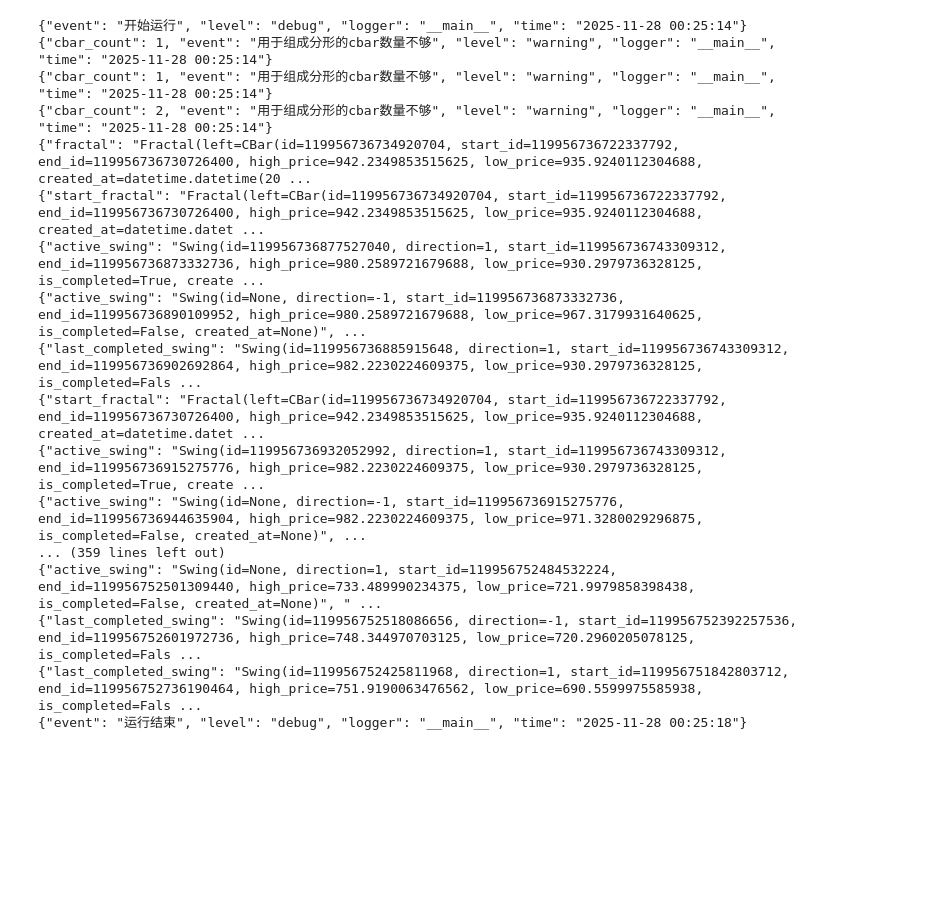
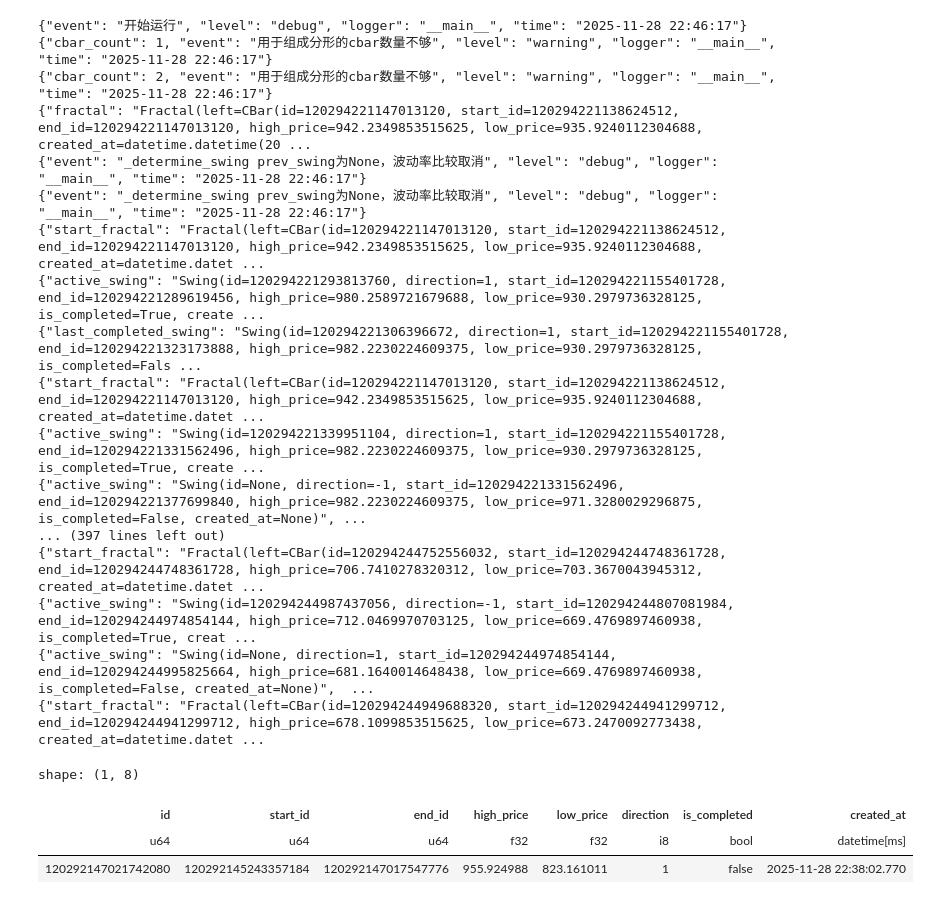
Before and after one commit to ligl/pulao, a Jupyter notebook: examples/plot_trend.ipynb, the cells around one changed output. Drawn from its saved outputs; the diff is of its cells as text; code cells hidden in the pictures; blank space fills up the shorter version.

```diff
--- a/examples/plot_trend.ipynb
+++ b/examples/plot_trend.ipynb
@@ -24,7 +24,7 @@ open("./logs/pulao.log", "w").close() # 每次运行前清空日志
 logger.debug("开始运行")
 
 df = pl.read_csv("../dataset/I8888.XDCE_60m.csv", try_parse_dates=True)
-df = df.head(100*3)  # test
+df = df.slice(0)  # test
 
 sbar_list = []
 columns = df.columns
@@ -198,23 +198,30 @@ fig.show()
 
 # endregion
 # %% [output]
-{"event": "开始运行", "level": "debug", "logger": "__main__", "time": "2025-11-28 00:25:14"}
-{"cbar_count": 1, "event": "用于组成分形的cbar数量不够", "level": "warning", "logger": "__main__", "time": "2025-11-28 00:25:14"}
-{"cbar_count": 1, "event": "用于组成分形的cbar数量不够", "level": "warning", "logger": "__main__", "time": "2025-11-28 00:25:14"}
-{"cbar_count": 2, "event": "用于组成分形的cbar数量不够", "level": "warning", "logger": "__main__", "time": "2025-11-28 00:25:14"}
-{"fractal": "Fractal(left=CBar(id=119956736734920704, start_id=119956736722337792, end_id=119956736730726400, high_price=942.2349853515625, low_price=935.9240112304688, created_at=datetime.datetime(20 ...
-{"start_fractal": "Fractal(left=CBar(id=119956736734920704, start_id=119956736722337792, end_id=119956736730726400, high_price=942.2349853515625, low_price=935.9240112304688, created_at=datetime.datet ...
-{"active_swing": "Swing(id=119956736877527040, direction=1, start_id=119956736743309312, end_id=119956736873332736, high_price=980.2589721679688, low_price=930.2979736328125, is_completed=True, create ...
-{"active_swing": "Swing(id=None, direction=-1, start_id=119956736873332736, end_id=119956736890109952, high_price=980.2589721679688, low_price=967.3179931640625, is_completed=False, created_at=None)", ...
-{"last_completed_swing": "Swing(id=119956736885915648, direction=1, start_id=119956736743309312, end_id=119956736902692864, high_price=982.2230224609375, low_price=930.2979736328125, is_completed=Fals ...
-{"start_fractal": "Fractal(left=CBar(id=119956736734920704, start_id=119956736722337792, end_id=119956736730726400, high_price=942.2349853515625, low_price=935.9240112304688, created_at=datetime.datet ...
-{"active_swing": "Swing(id=119956736932052992, direction=1, start_id=119956736743309312, end_id=119956736915275776, high_price=982.2230224609375, low_price=930.2979736328125, is_completed=True, create ...
-{"active_swing": "Swing(id=None, direction=-1, start_id=119956736915275776, end_id=119956736944635904, high_price=982.2230224609375, low_price=971.3280029296875, is_completed=False, created_at=None)", ...
-... (359 lines left out)
-{"active_swing": "Swing(id=None, direction=1, start_id=119956752484532224, end_id=119956752501309440, high_price=733.489990234375, low_price=721.9979858398438, is_completed=False, created_at=None)", " ...
-{"last_completed_swing": "Swing(id=119956752518086656, direction=-1, start_id=119956752392257536, end_id=119956752601972736, high_price=748.344970703125, low_price=720.2960205078125, is_completed=Fals ...
-{"last_completed_swing": "Swing(id=119956752425811968, direction=1, start_id=119956751842803712, end_id=119956752736190464, high_price=751.9190063476562, low_price=690.5599975585938, is_completed=Fals ...
-{"event": "运行结束", "level": "debug", "logger": "__main__", "time": "2025-11-28 00:25:18"}
+{"event": "开始运行", "level": "debug", "logger": "__main__", "time": "2025-11-28 22:46:17"}
+{"cbar_count": 1, "event": "用于组成分形的cbar数量不够", "level": "warning", "logger": "__main__", "time": "2025-11-28 22:46:17"}
+{"cbar_count": 2, "event": "用于组成分形的cbar数量不够", "level": "warning", "logger": "__main__", "time": "2025-11-28 22:46:17"}
+{"fractal": "Fractal(left=CBar(id=120294221147013120, start_id=120294221138624512, end_id=120294221147013120, high_price=942.2349853515625, low_price=935.9240112304688, created_at=datetime.datetime(20 ...
+{"event": "_determine_swing prev_swing为None，波动率比较取消", "level": "debug", "logger": "__main__", "time": "2025-11-28 22:46:17"}
+{"event": "_determine_swing prev_swing为None，波动率比较取消", "level": "debug", "logger": "__main__", "time": "2025-11-28 22:46:17"}
+{"start_fractal": "Fractal(left=CBar(id=120294221147013120, start_id=120294221138624512, end_id=120294221147013120, high_price=942.2349853515625, low_price=935.9240112304688, created_at=datetime.datet ...
+{"active_swing": "Swing(id=120294221293813760, direction=1, start_id=120294221155401728, end_id=120294221289619456, high_price=980.2589721679688, low_price=930.2979736328125, is_completed=True, create ...
+{"last_completed_swing": "Swing(id=120294221306396672, direction=1, start_id=120294221155401728, end_id=120294221323173888, high_price=982.2230224609375, low_price=930.2979736328125, is_completed=Fals ...
+{"start_fractal": "Fractal(left=CBar(id=120294221147013120, start_id=120294221138624512, end_id=120294221147013120, high_price=942.2349853515625, low_price=935.9240112304688, created_at=datetime.datet ...
+{"active_swing": "Swing(id=120294221339951104, direction=1, start_id=120294221155401728, end_id=120294221331562496, high_price=982.2230224609375, low_price=930.2979736328125, is_completed=True, create ...
+{"active_swing": "Swing(id=None, direction=-1, start_id=120294221331562496, end_id=120294221377699840, high_price=982.2230224609375, low_price=971.3280029296875, is_completed=False, created_at=None)", ...
+... (397 lines left out)
+{"start_fractal": "Fractal(left=CBar(id=120294244752556032, start_id=120294244748361728, end_id=120294244748361728, high_price=706.7410278320312, low_price=703.3670043945312, created_at=datetime.datet ...
+{"active_swing": "Swing(id=120294244987437056, direction=-1, start_id=120294244807081984, end_id=120294244974854144, high_price=712.0469970703125, low_price=669.4769897460938, is_completed=True, creat ...
+{"active_swing": "Swing(id=None, direction=1, start_id=120294244974854144, end_id=120294244995825664, high_price=681.1640014648438, low_price=669.4769897460938, is_completed=False, created_at=None)",  ...
+{"start_fractal": "Fractal(left=CBar(id=120294244949688320, start_id=120294244941299712, end_id=120294244941299712, high_price=678.1099853515625, low_price=673.2470092773438, created_at=datetime.datet ...
+# %%
+swing_manager.df_swing
+# %% [output]
+shape: (1, 8)
+| id | start_id | end_id | high_price | low_price | direction | is_completed | created_at |
+| u64 | u64 | u64 | f32 | f32 | i8 | bool | datetime[ms] |
+| 120292147021742080 | 120292145243357184 | 120292147017547776 | 955.924988 | 823.161011 | 1 | false | 2025-11-28 22:38:02.770 |
 # %%
 # 测试swing 构建算法
 from IPython.display import display
```
Also changed, not shown: parts of 1 cell of this notebook, 4 other files.
